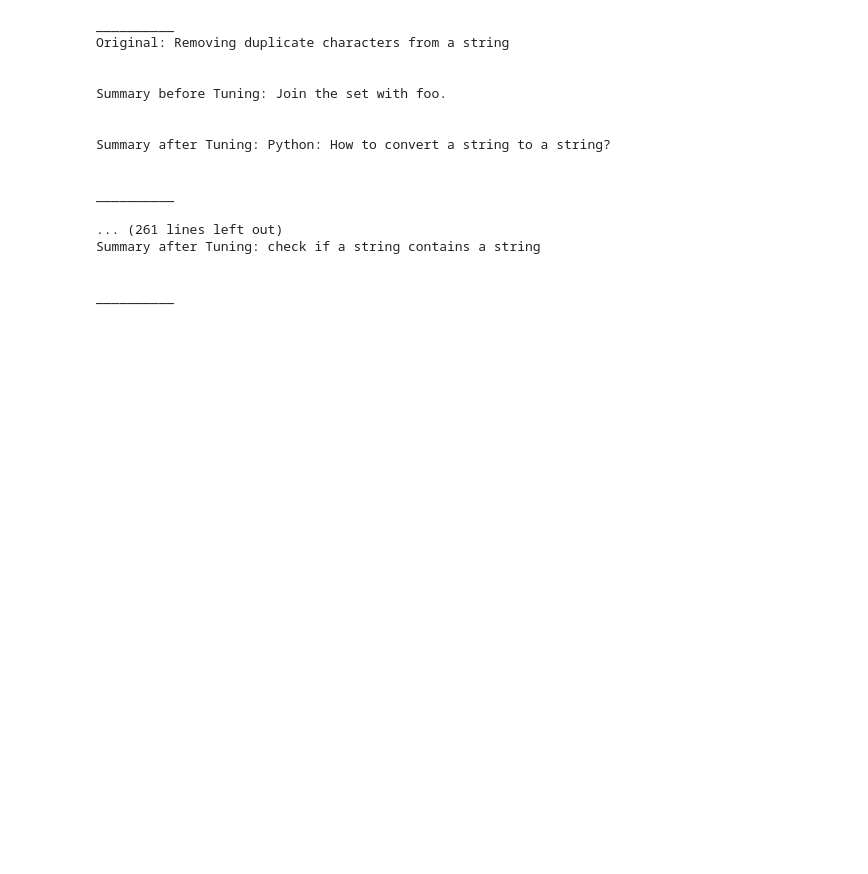
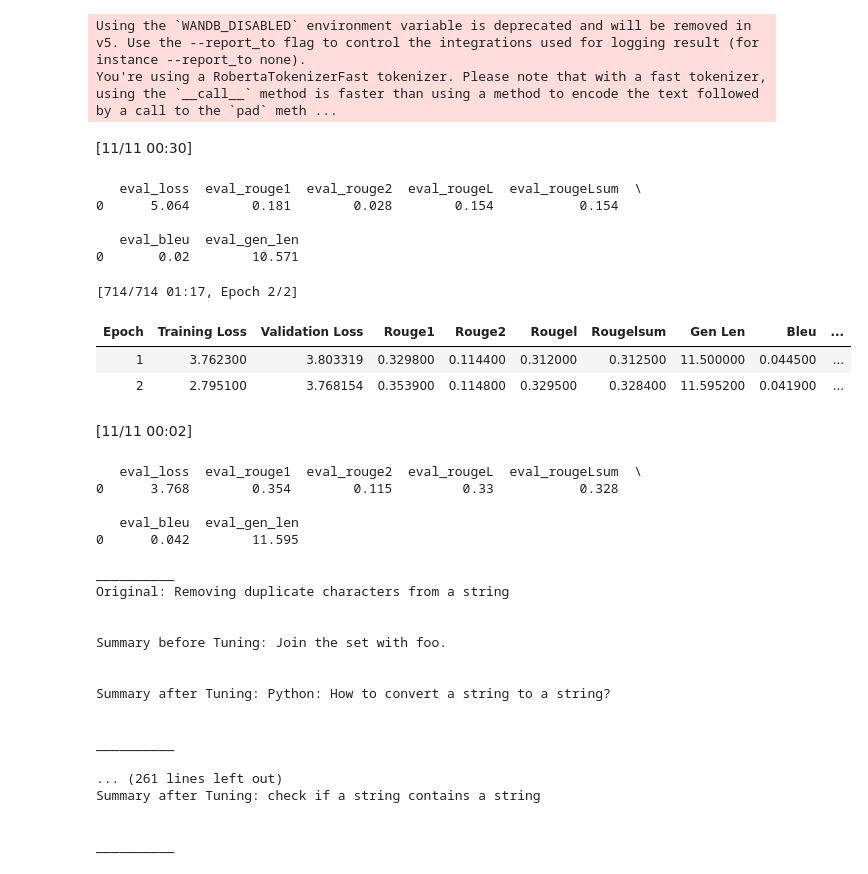
Before and after one commit to lizzzi111/Meta_Learning_Monitoring_Source_Code, a Jupyter notebook: notebooks/prepare_conala.ipynb, the cells around one changed output. Saved outputs shown, nothing was run; the diff lists cells and outputs as text; code cells hidden in the pictures; blank space fills up the shorter version.

```diff
--- a/notebooks/prepare_conala.ipynb
+++ b/notebooks/prepare_conala.ipynb
@@ -354,0 +22,33 @@ Using the `WANDB_DISABLED` environment variable is deprecated and will be remove
+# %%
+TRAIN_N = 900
+BATCH_SIZE = 35
+DECODER_LENGTH = 20
+ENCODER_LENGTH = 15
+ANALYSIS_NAME = "Test"
+
+TRAIN_ARGS = {
+        "output_dir" : f"reports/{ANALYSIS_NAME}/results",
+        "num_train_epochs" : 2,
+        "do_train" : True,
+        "do_eval"  : True,
+        "per_device_train_batch_size" : 4,
+        "per_device_eval_batch_size" : 4,
+        "learning_rate" : 5e-4,
+        "warmup_steps"  : 100,
+        "weight_decay"  : 0.1,
+        "label_smoothing_factor":0.1,
+        "predict_with_generate":True,
+        "logging_dir": f"reports/{ANALYSIS_NAME}/logs",
+        "logging_steps": 100,
+        "save_total_limit": 1 ,
+        "save_strategy":'epoch',
+        "logging_strategy":'epoch',
+        "evaluation_strategy":'epoch',
+        "load_best_model_at_end":False
+}
+# %%
+df = load_time_sorted_conala("../data/raw/conala")
+df = conala_to_time_batches(df, TRAIN_N, BATCH_SIZE)
+
+train_dataset = prep_for_hf(df, -1)
+test_dataset  = prep_for_hf(df, 0)
@@ -354,0 +62,5 @@ Using the `WANDB_DISABLED` environment variable is deprecated and will be remove
+# %%
+model, tokenizer = load_model_tok("CodeT5", freeze=True)
+device = torch.device("cuda" if torch.cuda.is_available() else "cpu")
+model.to(device)
+print(device)
@@ -354,0 +76,3 @@ Using the `WANDB_DISABLED` environment variable is deprecated and will be remove
+# %%
+train_data = prepare_hg_ds(train_dataset, tokenizer=tokenizer, max_input_length=ENCODER_LENGTH, max_output_length=DECODER_LENGTH)
+validation_data = prepare_hg_ds(test_dataset, tokenizer=tokenizer, max_input_length=ENCODER_LENGTH, max_output_length=DECODER_LENGTH)
@@ -354,0 +82,21 @@ Using the `WANDB_DISABLED` environment variable is deprecated and will be remove
+# %%
+train_evaluate(train_data, validation_data, TRAIN_ARGS, model, tokenizer)
+# %% [output]
+Using the `WANDB_DISABLED` environment variable is deprecated and will be removed in v5. Use the --report_to flag to control the integrations used for logging result (for instance --report_to none).
+You're using a RobertaTokenizerFast tokenizer. Please note that with a fast tokenizer, using the `__call__` method is faster than using a method to encode the text followed by a call to the `pad` meth ...
+[11/11 00:30]
+   eval_loss  eval_rouge1  eval_rouge2  eval_rougeL  eval_rougeLsum  \
+0      5.064        0.181        0.028        0.154           0.154
+
+   eval_bleu  eval_gen_len
+0       0.02        10.571
+[714/714 01:17, Epoch 2/2]
+| Epoch | Training Loss | Validation Loss | Rouge1 | Rouge2 | Rougel | Rougelsum | Gen Len | Bleu | ... |
+| 1 | 3.762300 | 3.803319 | 0.329800 | 0.114400 | 0.312000 | 0.312500 | 11.500000 | 0.044500 | ... |
+| 2 | 2.795100 | 3.768154 | 0.353900 | 0.114800 | 0.329500 | 0.328400 | 11.595200 | 0.041900 | ... |
+[11/11 00:02]
+   eval_loss  eval_rouge1  eval_rouge2  eval_rougeL  eval_rougeLsum  \
+0      3.768        0.354        0.115         0.33           0.328
+
+   eval_bleu  eval_gen_len
+0      0.042        11.595
```
Also changed, not shown: parts of 35 cells of this notebook, 9 other files.
